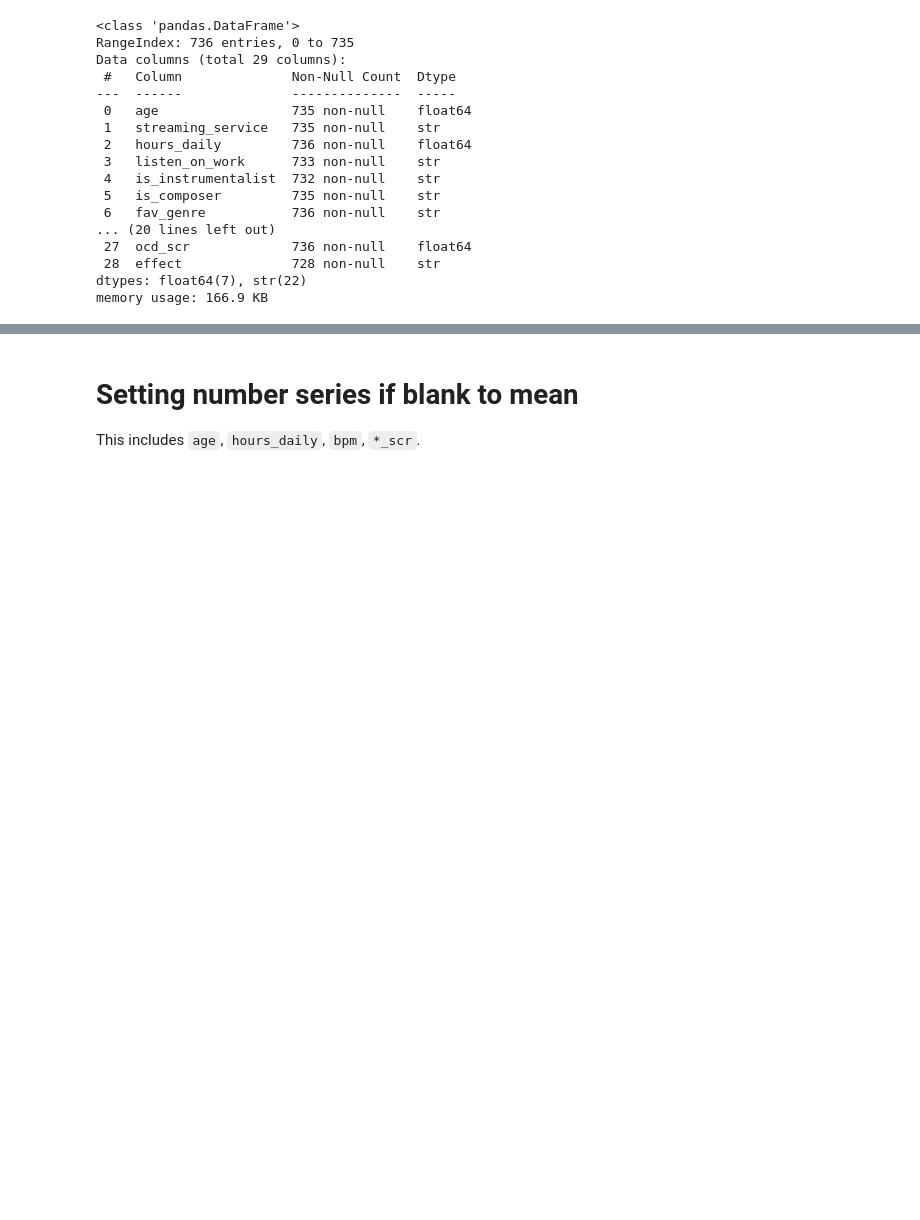
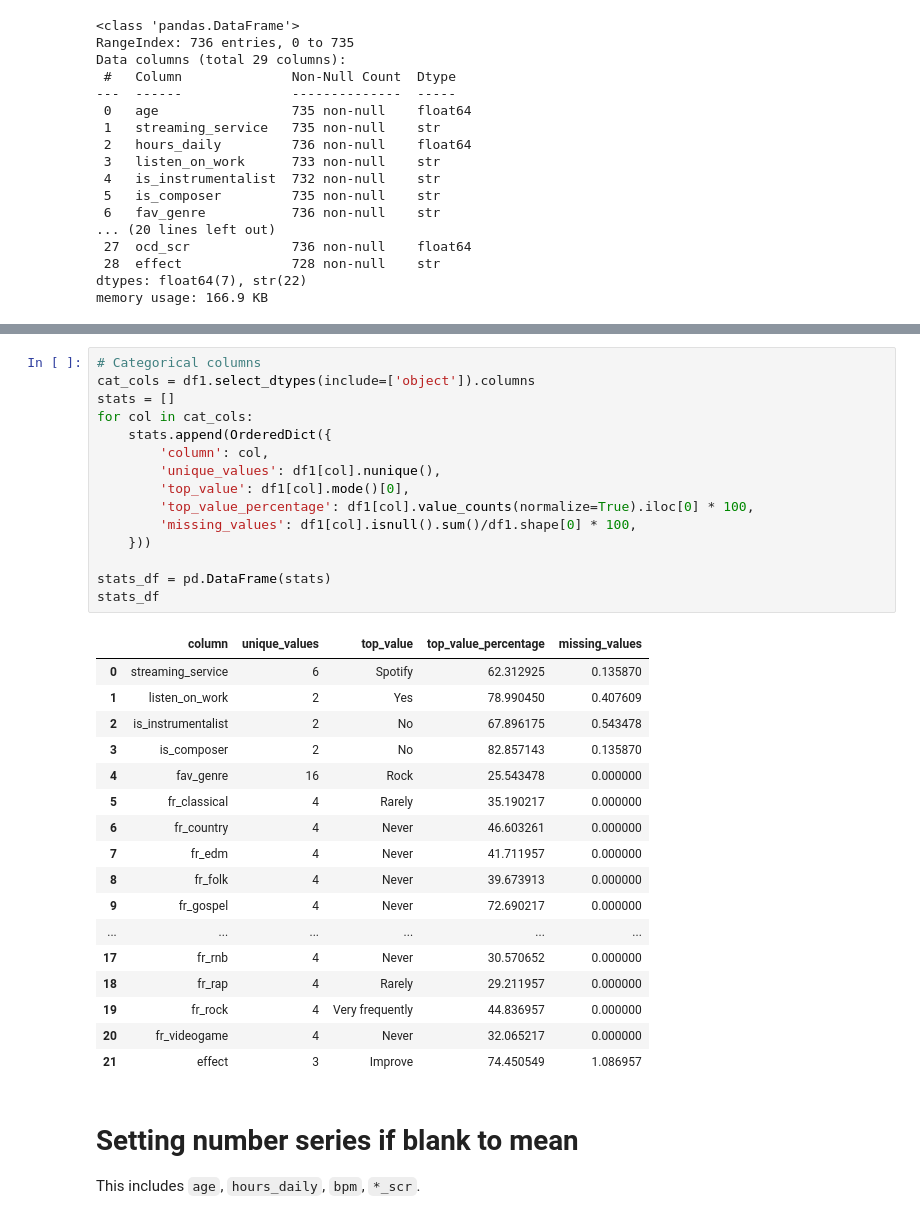
Before and after one commit to hem1t/music-mental, a Jupyter notebook: src/complete_documented_pipe.ipynb, the cells around one changed output, grey strips where cells are left out. Cells and saved outputs as stored; diff of their text form; blank space fills up the shorter version.

```diff
--- a/src/complete_documented_pipe.ipynb
+++ b/src/complete_documented_pipe.ipynb
@@ -103,3 +131,36 @@ num_cols = df1.select_dtypes(include=['int64', 'float64']).columns
+# %%
+# Categorical columns
+cat_cols = df1.select_dtypes(include=['object']).columns
+stats = []
+for col in cat_cols:
+    stats.append(OrderedDict({
+        'column': col,
+        'unique_values': df1[col].nunique(),
+        'top_value': df1[col].mode()[0],
+        'top_value_percentage': df1[col].value_counts(normalize=True).iloc[0] * 100,
+        'missing_values': df1[col].isnull().sum()/df1.shape[0] * 100,
+    }))
+
+stats_df = pd.DataFrame(stats)
+stats_df
+# %% [output]
+|  | column | unique_values | top_value | top_value_percentage | missing_values |
+| 0 | streaming_service | 6 | Spotify | 62.312925 | 0.135870 |
+| 1 | listen_on_work | 2 | Yes | 78.990450 | 0.407609 |
+| 2 | is_instrumentalist | 2 | No | 67.896175 | 0.543478 |
+| 3 | is_composer | 2 | No | 82.857143 | 0.135870 |
+| 4 | fav_genre | 16 | Rock | 25.543478 | 0.000000 |
+| 5 | fr_classical | 4 | Rarely | 35.190217 | 0.000000 |
+| 6 | fr_country | 4 | Never | 46.603261 | 0.000000 |
+| 7 | fr_edm | 4 | Never | 41.711957 | 0.000000 |
+| 8 | fr_folk | 4 | Never | 39.673913 | 0.000000 |
+| 9 | fr_gospel | 4 | Never | 72.690217 | 0.000000 |
+| ... | ... | ... | ... | ... | ... |
+| 17 | fr_rnb | 4 | Never | 30.570652 | 0.000000 |
+| 18 | fr_rap | 4 | Rarely | 29.211957 | 0.000000 |
+| 19 | fr_rock | 4 | Very frequently | 44.836957 | 0.000000 |
+| 20 | fr_videogame | 4 | Never | 32.065217 | 0.000000 |
+| 21 | effect | 3 | Improve | 74.450549 | 1.086957 |
 # %% [markdown]
 # Setting number series if blank to mean
 This includes `age`, `hours_daily`, `bpm`, `*_scr`.
```
Also changed, not shown: parts of 5 cells of this notebook.
